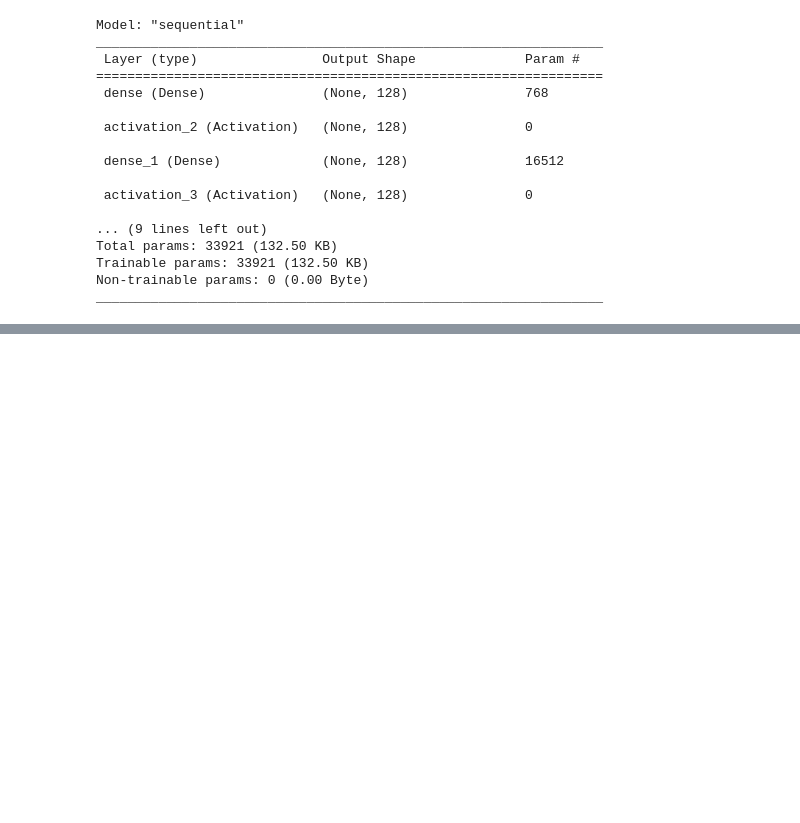
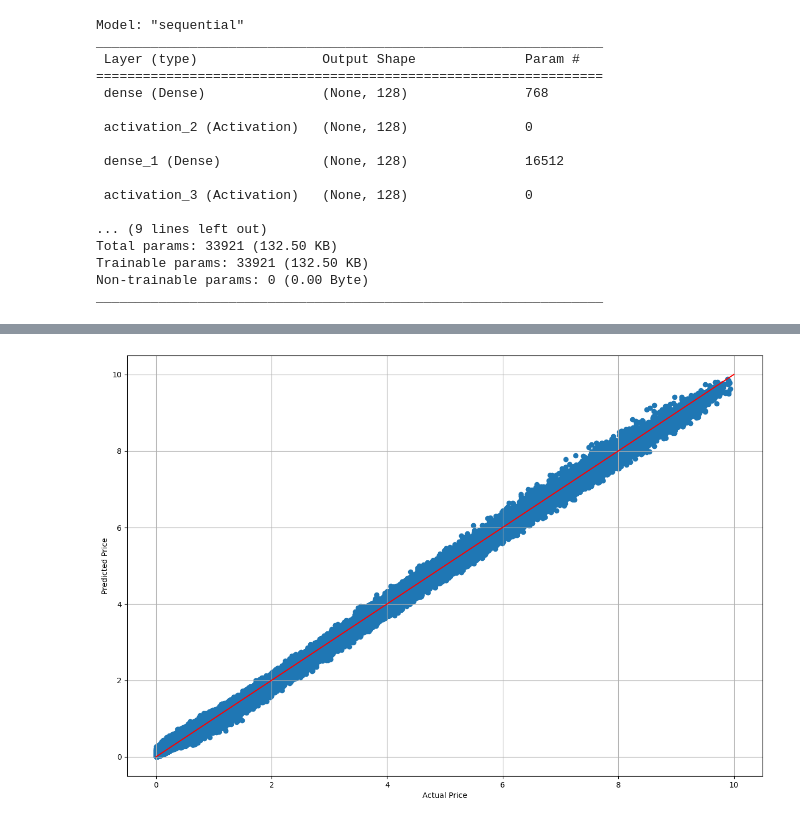
Before and after one commit to UdayVT/Black-Scholes-Neural-Network, a Jupyter notebook: Black_Scholes_Neural_Network.ipynb, the cells around one changed output, grey strips where cells are left out. Cells and saved outputs as stored; diff of their text form; code cells hidden in the pictures; blank space fills up the shorter version.

```diff
--- a/Black_Scholes_Neural_Network.ipynb
+++ b/Black_Scholes_Neural_Network.ipynb
@@ -184,8 +199,10 @@ InSamplePredictions = model.predict(X_train)
 # %%
 #in sample (80)
-plt.figure(figsize = (5,10))
+plt.figure(figsize = (15,10))
 plt.scatter((y_train+0.5)*10, (InSamplePredictions+0.5)*10)
 plt.xlabel("Actual Price")
 plt.ylabel("Predicted Price")
 plt.plot([0,10], [0,10], 'r')
 plt.grid(True)
+# %% [output]
+[figure, added]
```
Also changed, not shown: parts of 5 cells of this notebook.
